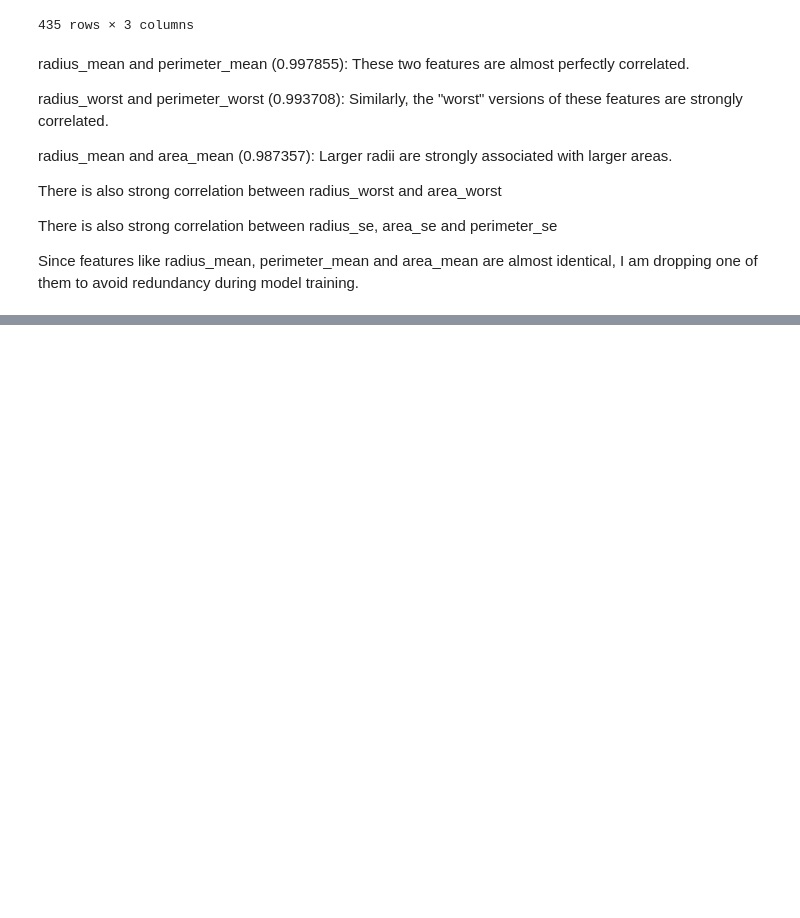
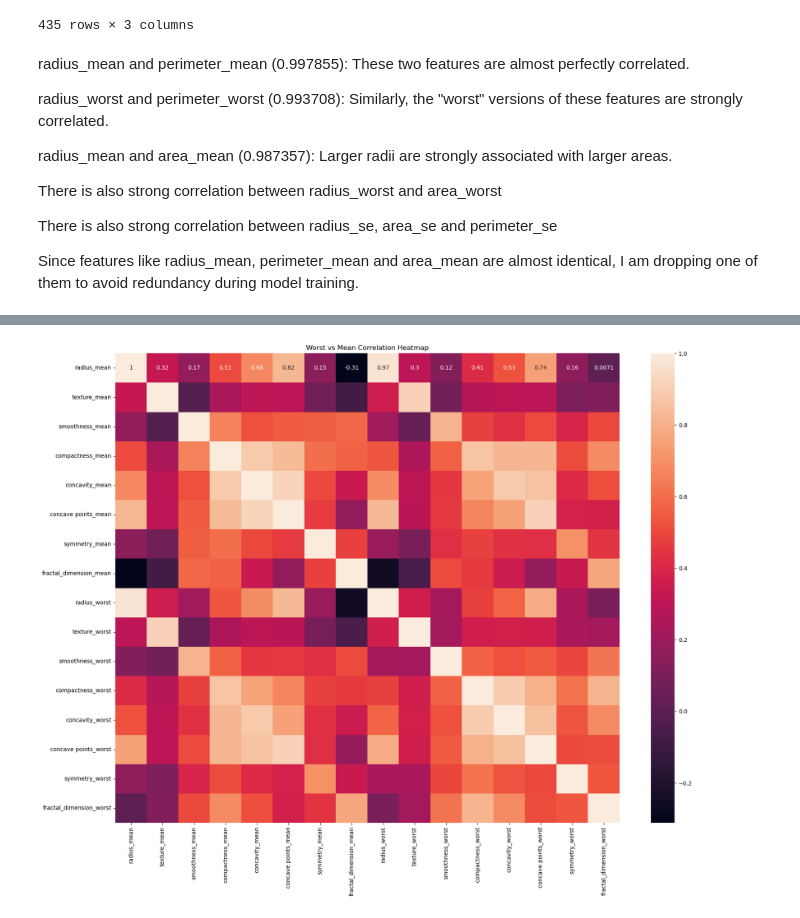
Before and after one commit to AngeliqueAlex/Capstone-2---Breast-Cancer-Tumor-Predictions, a Jupyter notebook: 04 Pre-Processing and Training.ipynb, the cells around one changed output, grey strips where cells are left out. Drawn from its saved outputs; the diff is of its cells as text; code cells hidden in the pictures; blank space fills up the shorter version.

```diff
--- a/04 Pre-Processing and Training.ipynb
+++ b/04 Pre-Processing and Training.ipynb
@@ -82,3 +82,16 @@ There is also strong correlation between radius_worst and area_worst
 There is also strong correlation between radius_se, area_se and perimeter_se
 
 Since features like radius_mean, perimeter_mean and area_mean are almost identical, I am dropping one of them to avoid redundancy during model training.
+# %%
+# Drop perimeter_mean and area_mean
+df.drop(['perimeter_mean', 'area_mean'], axis=1, inplace=True)
+# %%
+# Drop perimeter_worst, area_worst
+df.drop(['perimeter_worst', 'area_worst'], axis=1, inplace=True)
+
+# Drop perimeter_se, area_se
+df.drop(['perimeter_se', 'area_se'], axis=1, inplace=True)
+# %%
+#Check to see the correlation between worst vs mean values left in df
+w_m_df = df.drop(columns=['radius_se', 'texture_se', 'smoothness_se', 'compactness_se', 'concavity_se', 'concave points_se', 'symmetry_se', 'fractal_dimension_se'])
+w_m_df.head()
@@ -84,0 +105,11 @@ Since features like radius_mean, perimeter_mean and area_mean are almost identic
+# %%
+numerical_df2 = w_m_df.select_dtypes(include=[np.number])
+
+# Calculate correlations
+corr2 = numerical_df2.corr()
+plt.figure(figsize=(20, 15))
+sns.heatmap(corr2,annot=True)
+plt.title('Worst vs Mean Correlation Heatmap')
+plt.show()
+# %% [output]
+[figure, added]
```
Also changed, not shown: parts of 26 cells of this notebook, 1 other file.
